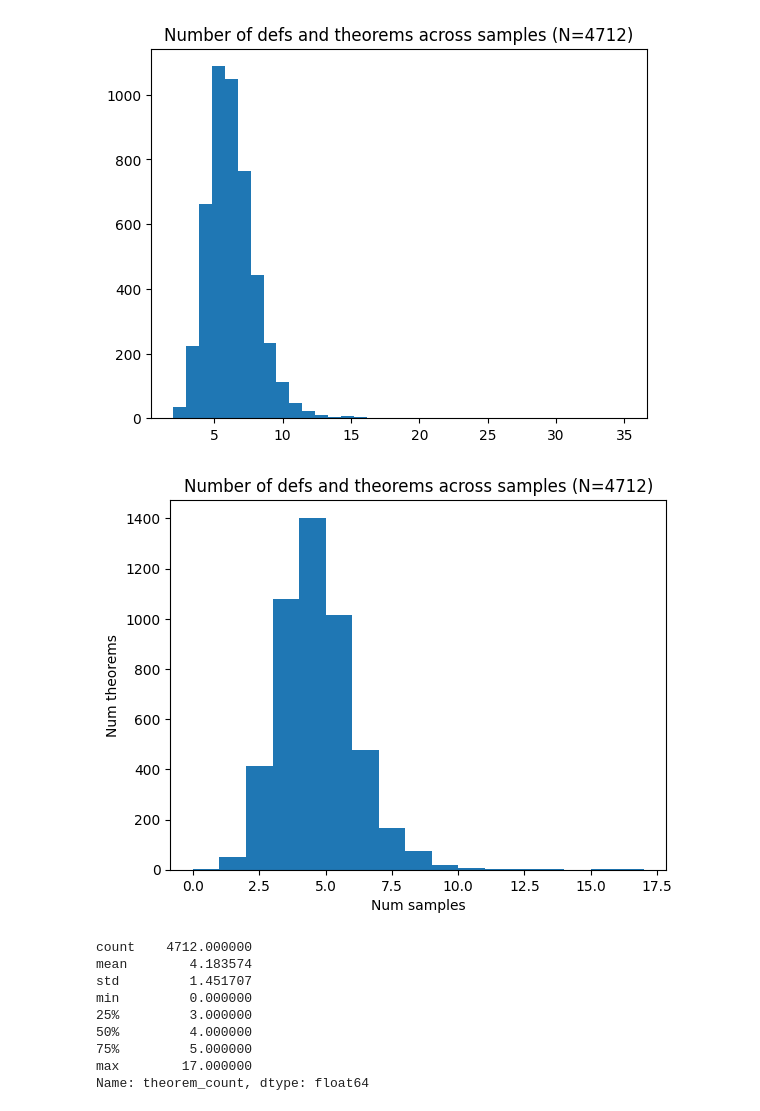
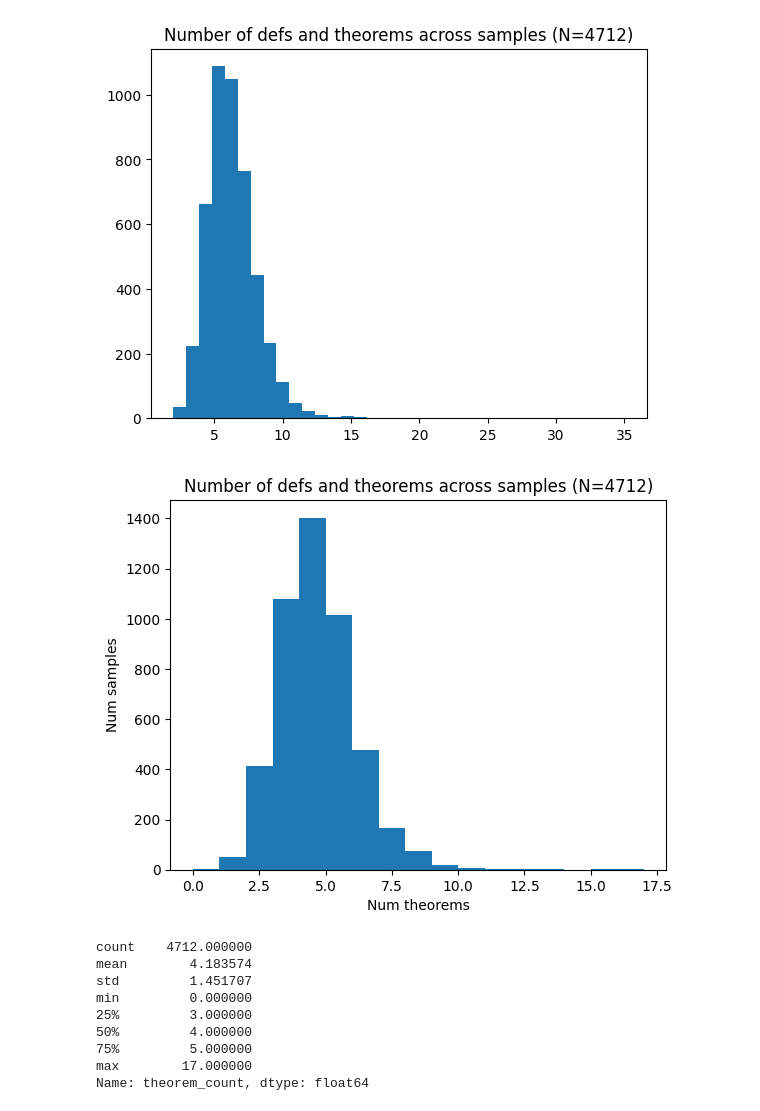
Before and after one commit to quinn-dougherty/fvapps, a Jupyter notebook: src/notebooks/postprocessing/analyze_benchmark_stats.ipynb, the cells around one changed output. Saved outputs shown, nothing was run; the diff lists cells and outputs as text; code cells hidden in the pictures.

Commit message:
Minor xlabel vs ylabel confusion

```diff
--- a/src/notebooks/postprocessing/analyze_benchmark_stats.ipynb
+++ b/src/notebooks/postprocessing/analyze_benchmark_stats.ipynb
@@ -56,12 +56,12 @@ plt.savefig("num_defs_theorems_across_samples.png")
 # %%
 plt.hist(counts_df.theorem_count, bins=counts_df.theorem_count.max())
 plt.title(f"Number of defs and theorems across samples (N={counts_df.shape[0]})")
-plt.xlabel("Num samples")
-plt.ylabel("Num theorems")
+plt.ylabel("Num samples")
+plt.xlabel("Num theorems")
 
 plt.savefig("num_theorems_across_samples.png")
 # %% [output]
-[figure, old version]
+[figure, new version]
 # %%
 counts_df.theorem_count.describe()
 # %% [output]
```
Also changed, not shown: 4 other files.
